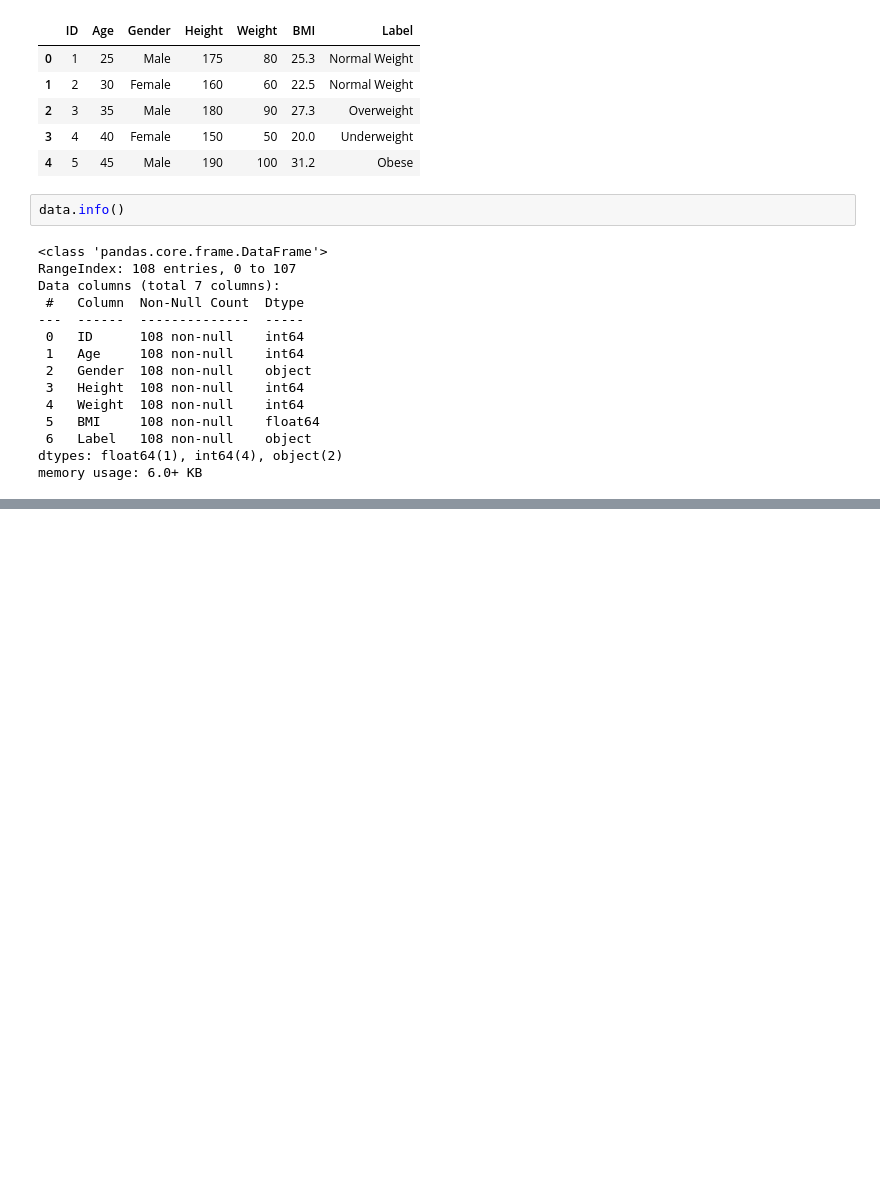
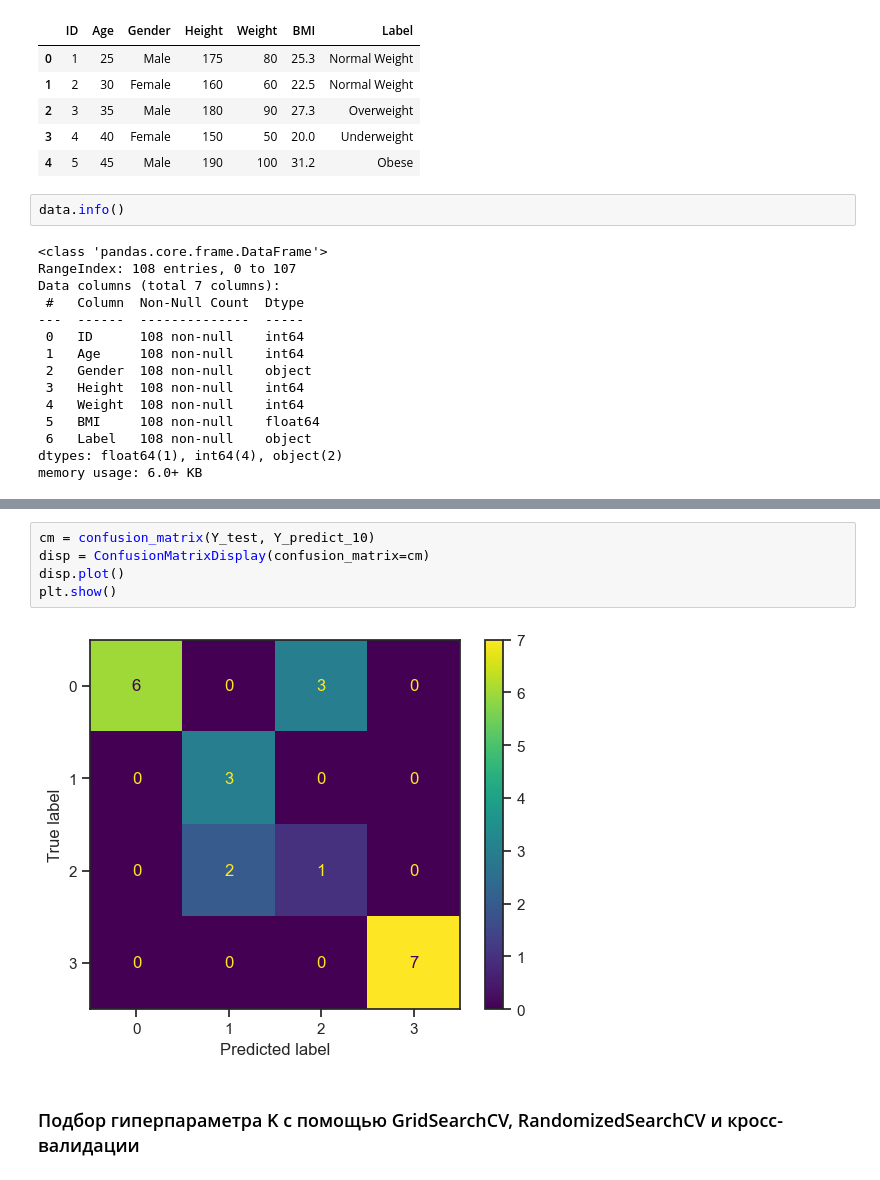
Before and after one commit to victobes/bmstu-course-TMO-2025, a Jupyter notebook: labs/TMO_lab3.ipynb, the cells around one changed output, grey strips where cells are left out. Saved outputs shown, nothing was run; the diff lists cells and outputs as text; blank space fills up the shorter version.

```diff
--- a/labs/TMO_lab3.ipynb
+++ b/labs/TMO_lab3.ipynb
@@ -53,0 +247,9 @@ Name: Label, dtype: object
+# %%
+cm = confusion_matrix(Y_test, Y_predict_10)
+disp = ConfusionMatrixDisplay(confusion_matrix=cm)
+disp.plot()
+plt.show()
+# %% [output]
+[figure, added]
+# %% [markdown]
+### Подбор гиперпараметра K с помощью GridSearchCV, RandomizedSearchCV и кросс-валидации
```
Also changed, not shown: parts of 28 cells of this notebook.
